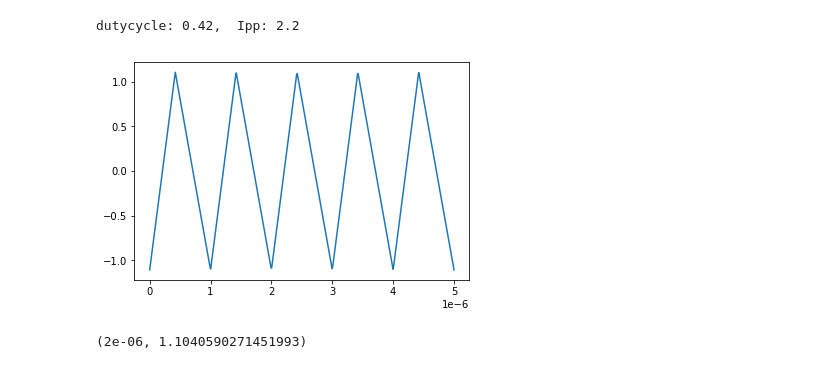
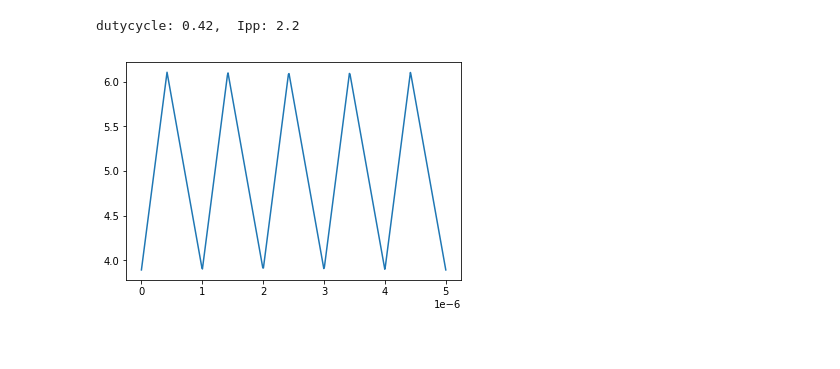
Before and after one commit to grkidwell/buckwaveforms, a Jupyter notebook: ccm_waveforms.ipynb, the cells around one changed output. Saved outputs shown, nothing was run; the diff lists cells and outputs as text; code cells hidden in the pictures.

```diff
--- a/ccm_waveforms.ipynb
+++ b/ccm_waveforms.ipynb
@@ -18,13 +20,9 @@ dutycycle: 0.42,  Ipp: 2.2
 # %%
 cycles=5
 datapoints=np.linspace(0,1,500)
 t=datapoints/fs*cycles
-I_inductor=signal.sawtooth(2*np.pi*datapoints*cycles,duty)/2*Ipp
+I_inductor=signal.sawtooth(2*np.pi*datapoints*cycles,duty)/2*Ipp+Iload
 plt.plot(t,I_inductor)
 plt.ticklabel_format(style='sci', axis='x', scilimits=(0,0))
 # %% [output]
-[figure, old version]
+[figure, new version]
-# %%
-max(t2), max(I_inductor)
-# %% [output]
-(2e-06, 1.1040590271451993)
```
Also changed, not shown: parts of 8 cells of this notebook.
